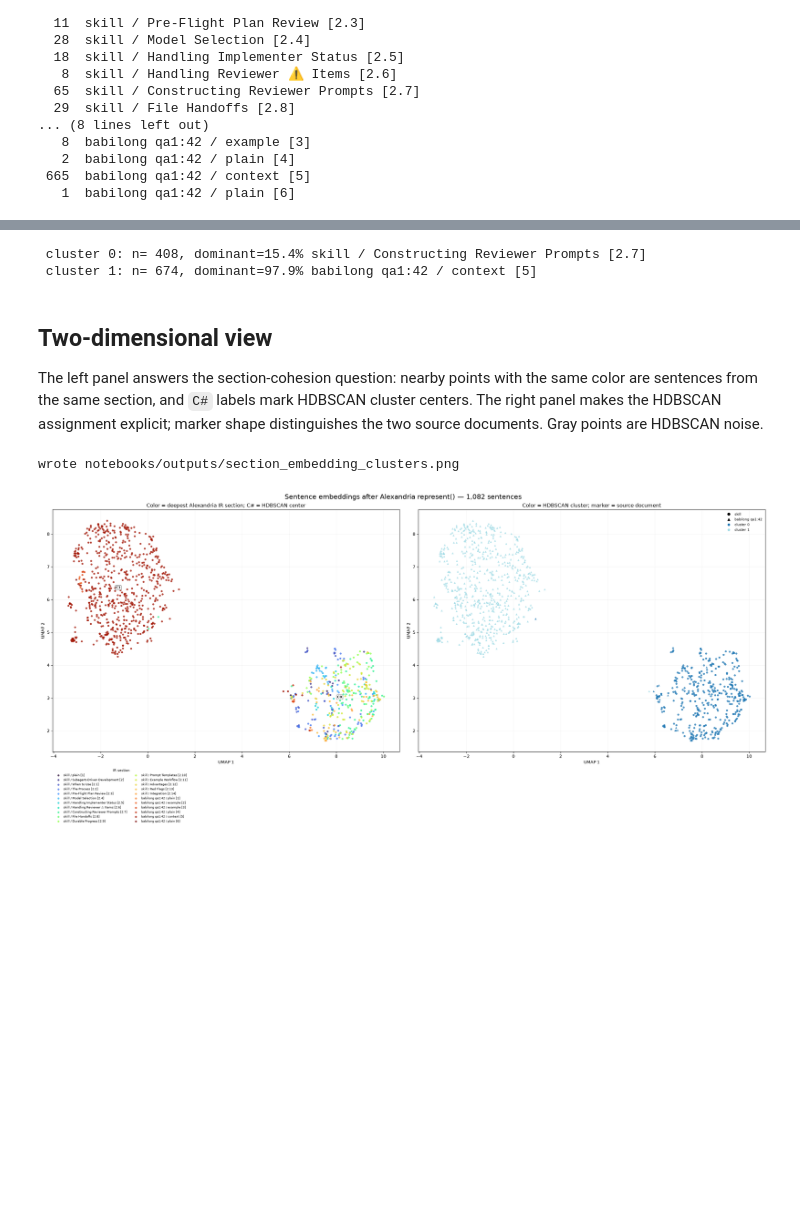
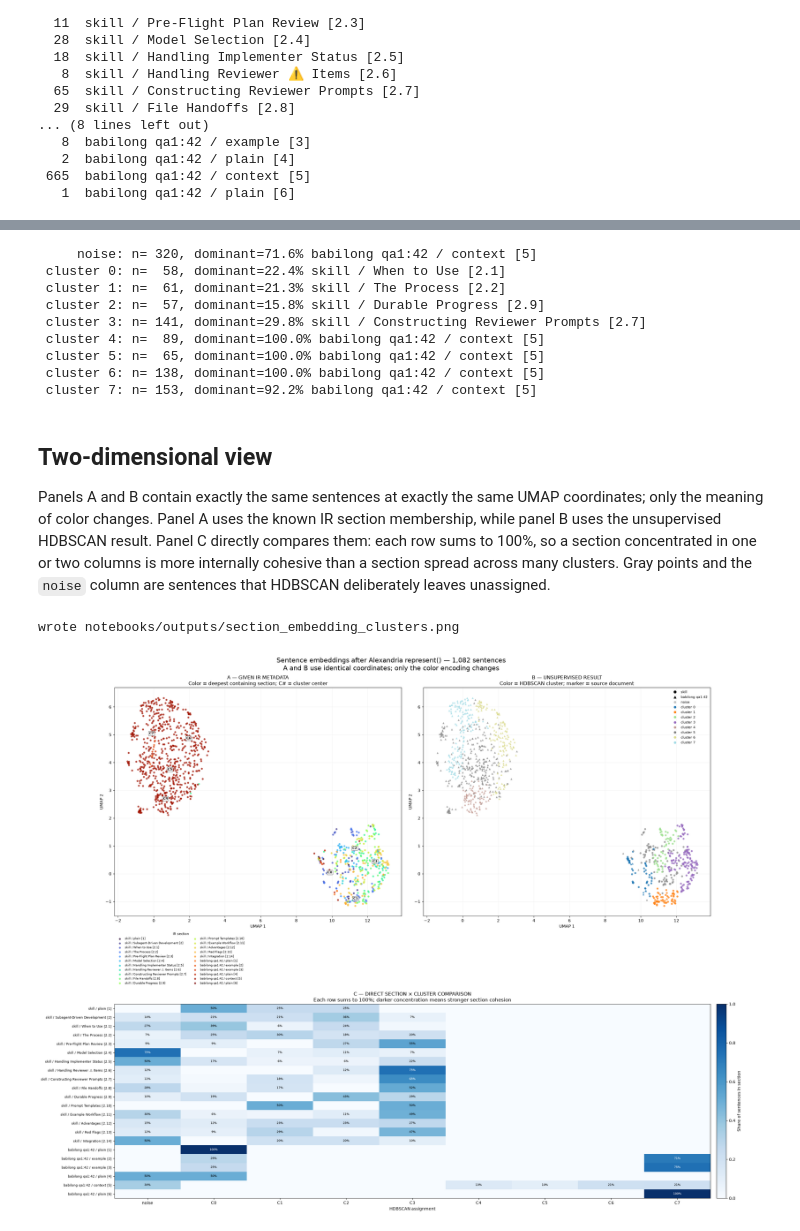
Before and after one commit to ucsc-cse115a-alexandria/alexandria, a Jupyter notebook: notebooks/section_embedding_clusters.ipynb, the cells around one changed output, grey strips where cells are left out. Saved outputs shown, nothing was run; the diff lists cells and outputs as text; code cells hidden in the pictures; blank space fills up the shorter version.

Commit message:
Refine embedding cluster visualization

```diff
--- a/notebooks/section_embedding_clusters.ipynb
+++ b/notebooks/section_embedding_clusters.ipynb
@@ -171,15 +162,15 @@ plot_space = UMAP(
     n_jobs=1,
 ).fit_transform(embeddings)
 
-min_cluster_size = max(10, len(rows) // 60)
+min_cluster_size = max(20, len(rows) // 36)
 cluster_labels = HDBSCAN(
     min_cluster_size=min_cluster_size,
-    min_samples=max(3, min_cluster_size // 3),
+    min_samples=3,
     metric="euclidean",
-    cluster_selection_method="eom",
+    cluster_selection_method="leaf",
 ).fit_predict(cluster_space)
 
 cluster_counts = Counter(int(label) for label in cluster_labels)
-print(f"min_cluster_size={min_cluster_size}")
+print(f"selection=leaf, min_cluster_size={min_cluster_size}, min_samples=3")
 print(f"clusters={len(cluster_counts) - (-1 in cluster_counts)}, noise={cluster_counts.get(-1, 0)}")
 # %% [output]
@@ -189,21 +180,23 @@ clusters=2, noise=0
 for label in sorted(cluster_counts):
     mask = cluster_labels == label
     members = [rows[index] for index in np.flatnonzero(mask)]
-    dominant_section, dominant_count = Counter(
-        str(member["section"]) for member in members
-    ).most_common(1)[0]
+    dominant_section, dominant_count = Counter(str(member["section"]) for member in members).most_common(1)[0]
     name = "noise" if label == -1 else f"cluster {label}"
-    print(
-        f"{name:>10}: n={len(members):>4}, "
-        f"dominant={dominant_count / len(members):.1%} {dominant_section}"
-    )
+    print(f"{name:>10}: n={len(members):>4}, dominant={dominant_count / len(members):.1%} {dominant_section}")
 # %% [output]
- cluster 0: n= 408, dominant=15.4% skill / Constructing Reviewer Prompts [2.7]
- cluster 1: n= 674, dominant=97.9% babilong qa1:42 / context [5]
+     noise: n= 320, dominant=71.6% babilong qa1:42 / context [5]
+ cluster 0: n=  58, dominant=22.4% skill / When to Use [2.1]
+ cluster 1: n=  61, dominant=21.3% skill / The Process [2.2]
+ cluster 2: n=  57, dominant=15.8% skill / Durable Progress [2.9]
+ cluster 3: n= 141, dominant=29.8% skill / Constructing Reviewer Prompts [2.7]
+ cluster 4: n=  89, dominant=100.0% babilong qa1:42 / context [5]
+ cluster 5: n=  65, dominant=100.0% babilong qa1:42 / context [5]
+ cluster 6: n= 138, dominant=100.0% babilong qa1:42 / context [5]
+ cluster 7: n= 153, dominant=92.2% babilong qa1:42 / context [5]
 # %% [markdown]
 ## Two-dimensional view
 
-The left panel answers the section-cohesion question: nearby points with the same color are sentences from the same section, and `C#` labels mark HDBSCAN cluster centers. The right panel makes the HDBSCAN assignment explicit; marker shape distinguishes the two source documents. Gray points are HDBSCAN noise.
+Panels A and B contain exactly the same sentences at exactly the same UMAP coordinates; only the meaning of color changes. Panel A uses the known IR section membership, while panel B uses the unsupervised HDBSCAN result. Panel C directly compares them: each row sums to 100%, so a section concentrated in one or two columns is more internally cohesive than a section spread across many clusters. Gray points and the `noise` column are sentences that HDBSCAN deliberately leaves unassigned.
 # %%
 section_names = list(section_counts)
 section_cmap = plt.colormaps["turbo"].resampled(len(section_names))
@@ -214,7 +207,10 @@ cluster_colors = {label: cluster_cmap(index) for index, label in enumerate(clust
 cluster_colors[-1] = (0.55, 0.55, 0.55, 0.55)
 source_markers = dict(zip(documents, ("o", "^"), strict=True))
 
-fig, axes = plt.subplots(1, 2, figsize=(24, 11), constrained_layout=True)
+fig = plt.figure(figsize=(24, 19), constrained_layout=True)
+grid = fig.add_gridspec(2, 2, height_ratios=(1.0, 0.85))
+axes = (fig.add_subplot(grid[0, 0]), fig.add_subplot(grid[0, 1]))
+heatmap_axis = fig.add_subplot(grid[1, :])
 
 for section_name in section_names:
     mask = np.array([row["section"] == section_name for row in rows])
@@ -238,7 +234,7 @@ for label in cluster_ids:
         fontweight="bold",
         bbox={"boxstyle": "round,pad=0.2", "fc": "white", "alpha": 0.72, "ec": "0.3"},
     )
-axes[0].set_title("Color = deepest Alexandria IR section; C# = HDBSCAN center")
+axes[0].set_title("A — GIVEN IR METADATA\nColor = deepest containing section; C# = cluster center")
 axes[0].legend(
     title="IR section",
     loc="upper left",
@@ -281,33 +277,67 @@ source_handles = [
         [0],
         marker=marker,
         linestyle="",
         color="black",
         label=source,
     )
     for source, marker in source_markers.items()
 ]
-axes[1].set_title("Color = HDBSCAN cluster; marker = source document")
+axes[1].set_title("B — UNSUPERVISED RESULT\nColor = HDBSCAN cluster; marker = source document")
 axes[1].legend(
     handles=[*source_handles, *cluster_handles],
     loc="best",
     fontsize=8,
     frameon=False,
 )
 
 for axis in axes:
     axis.set_xlabel("UMAP 1")
     axis.set_ylabel("UMAP 2")
     axis.grid(alpha=0.15)
 
+heatmap_labels = ([-1] if -1 in cluster_counts else []) + cluster_ids
+section_cluster_share = np.zeros((len(section_names), len(heatmap_labels)))
+for section_index, section_name in enumerate(section_names):
+    section_mask = np.array([row["section"] == section_name for row in rows])
+    for cluster_index, label in enumerate(heatmap_labels):
+        section_cluster_share[section_index, cluster_index] = np.mean(cluster_labels[section_mask] == label)
+heatmap = heatmap_axis.imshow(section_cluster_share, aspect="auto", cmap="Blues", vmin=0, vmax=1)
+heatmap_axis.set_xticks(
+    range(len(heatmap_labels)),
+    ["noise" if label == -1 else f"C{label}" for label in heatmap_labels],
+)
+heatmap_axis.set_yticks(range(len(section_names)), section_names, fontsize=8)
+heatmap_axis.set_xlabel("HDBSCAN assignment")
+heatmap_axis.set_title(
+    "C — DIRECT SECTION × CLUSTER COMPARISON\n"
+    "Each row sums to 100%; darker concentration means stronger section cohesion"
+)
+for section_index in range(len(section_names)):
+    for cluster_index in range(len(heatmap_labels)):
+        share = section_cluster_share[section_index, cluster_index]
+        if share >= 0.05:
+            heatmap_axis.text(
+                cluster_index,
+                section_index,
+                f"{share:.0%}",
+                ha="center",
+                va="center",
+                fontsize=7,
+                color="white" if share >= 0.55 else "black",
+            )
+colorbar = fig.colorbar(heatmap, ax=heatmap_axis, fraction=0.02, pad=0.01)
+colorbar.set_label("Share of sentences in section")
+
 fig.suptitle(
-    f"Sentence embeddings after Alexandria represent() — {len(rows):,} sentences",
+    f"Sentence embeddings after Alexandria represent() — {len(rows):,} sentences\n"
+    "A and B use identical coordinates; only the color encoding changes",
     fontsize=16,
 )
 output_path = REPO_ROOT / "notebooks/outputs/section_embedding_clusters.png"
 output_path.parent.mkdir(parents=True, exist_ok=True)
 fig.savefig(output_path, dpi=180, bbox_inches="tight")
 print(f"wrote {output_path.relative_to(REPO_ROOT)}")
 plt.show()
 # %% [output]
 wrote notebooks/outputs/section_embedding_clusters.png
-[figure, old version]
+[figure, new version]
```
Also changed, not shown: parts of 4 cells of this notebook, 1 other file.
